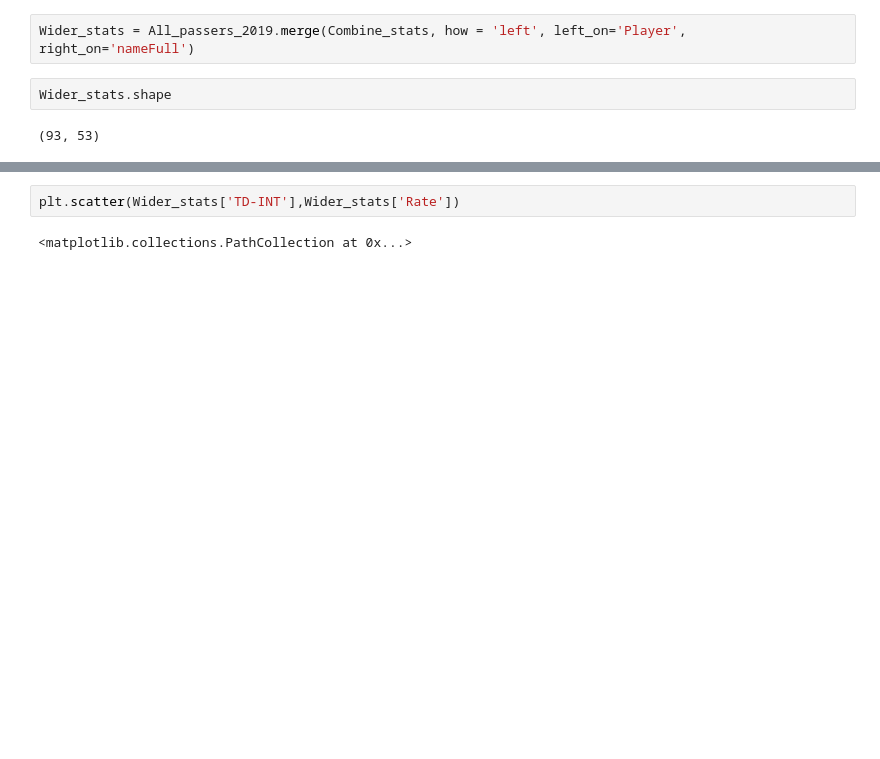
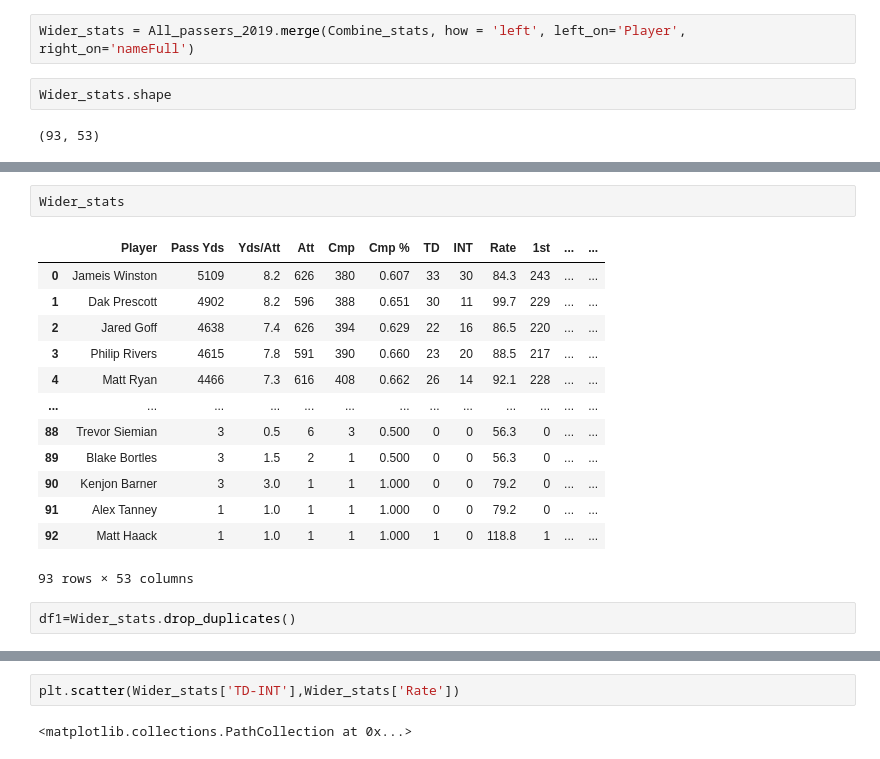
Before and after one commit to User7712/UCDPA_MarkCheesmore, a Jupyter notebook: QB_in_NFL_2019.ipynb, the cells around one changed output, grey strips where cells are left out. Cells and saved outputs as stored; diff of their text form; blank space fills up the shorter version.

Commit message:
Duplicates removed from merge and added a function

```diff
--- a/QB_in_NFL_2019.ipynb
+++ b/QB_in_NFL_2019.ipynb
@@ -245,0 +334,18 @@ Wider_stats.shape
+# %%
+Wider_stats
+# %% [output]
+|  | Player | Pass Yds | Yds/Att | Att | Cmp | Cmp % | TD | INT | Rate | 1st | ... | ... |
+| 0 | Jameis Winston | 5109 | 8.2 | 626 | 380 | 0.607 | 33 | 30 | 84.3 | 243 | ... | ... |
+| 1 | Dak Prescott | 4902 | 8.2 | 596 | 388 | 0.651 | 30 | 11 | 99.7 | 229 | ... | ... |
+| 2 | Jared Goff | 4638 | 7.4 | 626 | 394 | 0.629 | 22 | 16 | 86.5 | 220 | ... | ... |
+| 3 | Philip Rivers | 4615 | 7.8 | 591 | 390 | 0.660 | 23 | 20 | 88.5 | 217 | ... | ... |
+| 4 | Matt Ryan | 4466 | 7.3 | 616 | 408 | 0.662 | 26 | 14 | 92.1 | 228 | ... | ... |
+| ... | ... | ... | ... | ... | ... | ... | ... | ... | ... | ... | ... | ... |
+| 88 | Trevor Siemian | 3 | 0.5 | 6 | 3 | 0.500 | 0 | 0 | 56.3 | 0 | ... | ... |
+| 89 | Blake Bortles | 3 | 1.5 | 2 | 1 | 0.500 | 0 | 0 | 56.3 | 0 | ... | ... |
+| 90 | Kenjon Barner | 3 | 3.0 | 1 | 1 | 1.000 | 0 | 0 | 79.2 | 0 | ... | ... |
+| 91 | Alex Tanney | 1 | 1.0 | 1 | 1 | 1.000 | 0 | 0 | 79.2 | 0 | ... | ... |
+| 92 | Matt Haack | 1 | 1.0 | 1 | 1 | 1.000 | 1 | 0 | 118.8 | 1 | ... | ... |
+93 rows × 53 columns
+# %%
+df1=Wider_stats.drop_duplicates()
```
Also changed, not shown: parts of 113 cells of this notebook.
